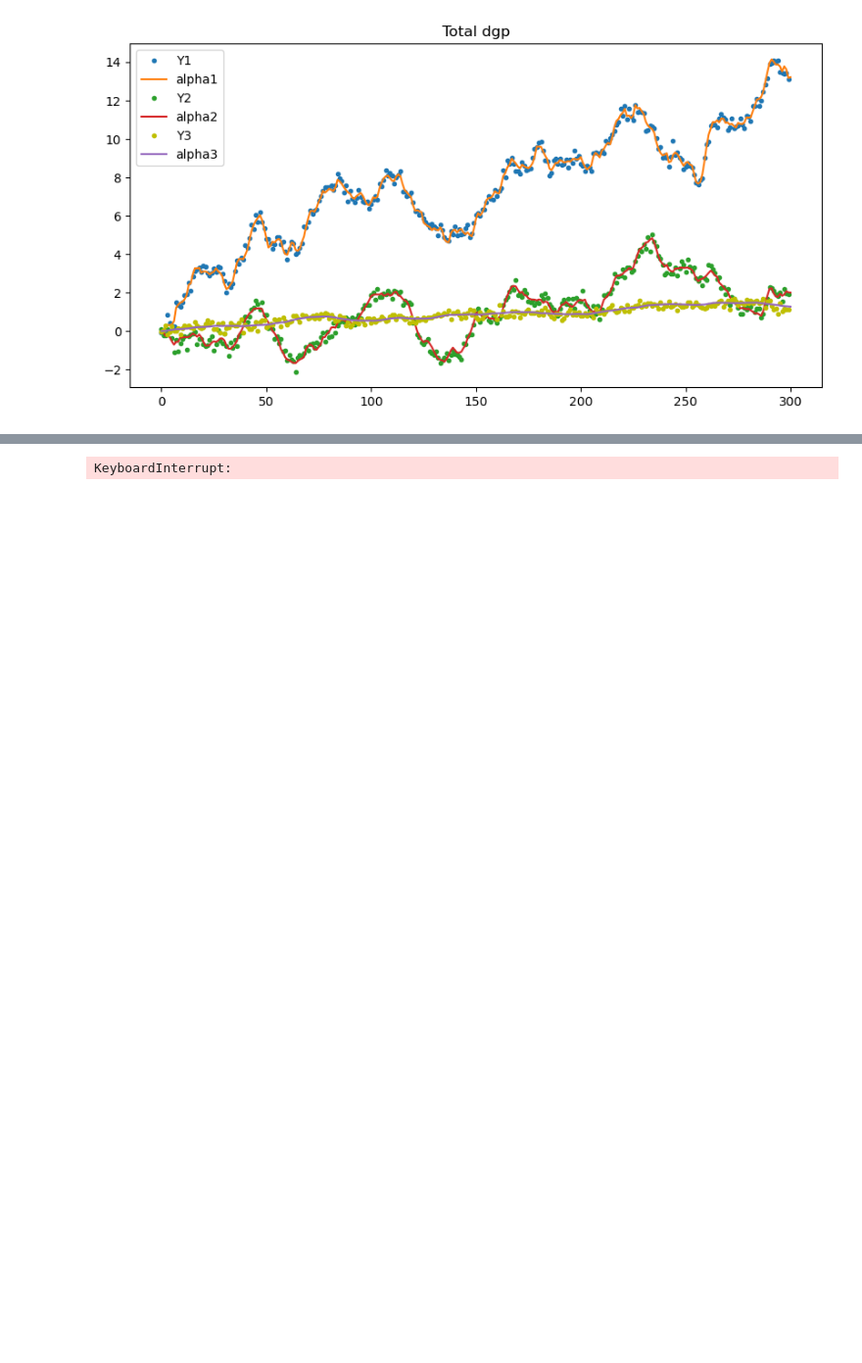
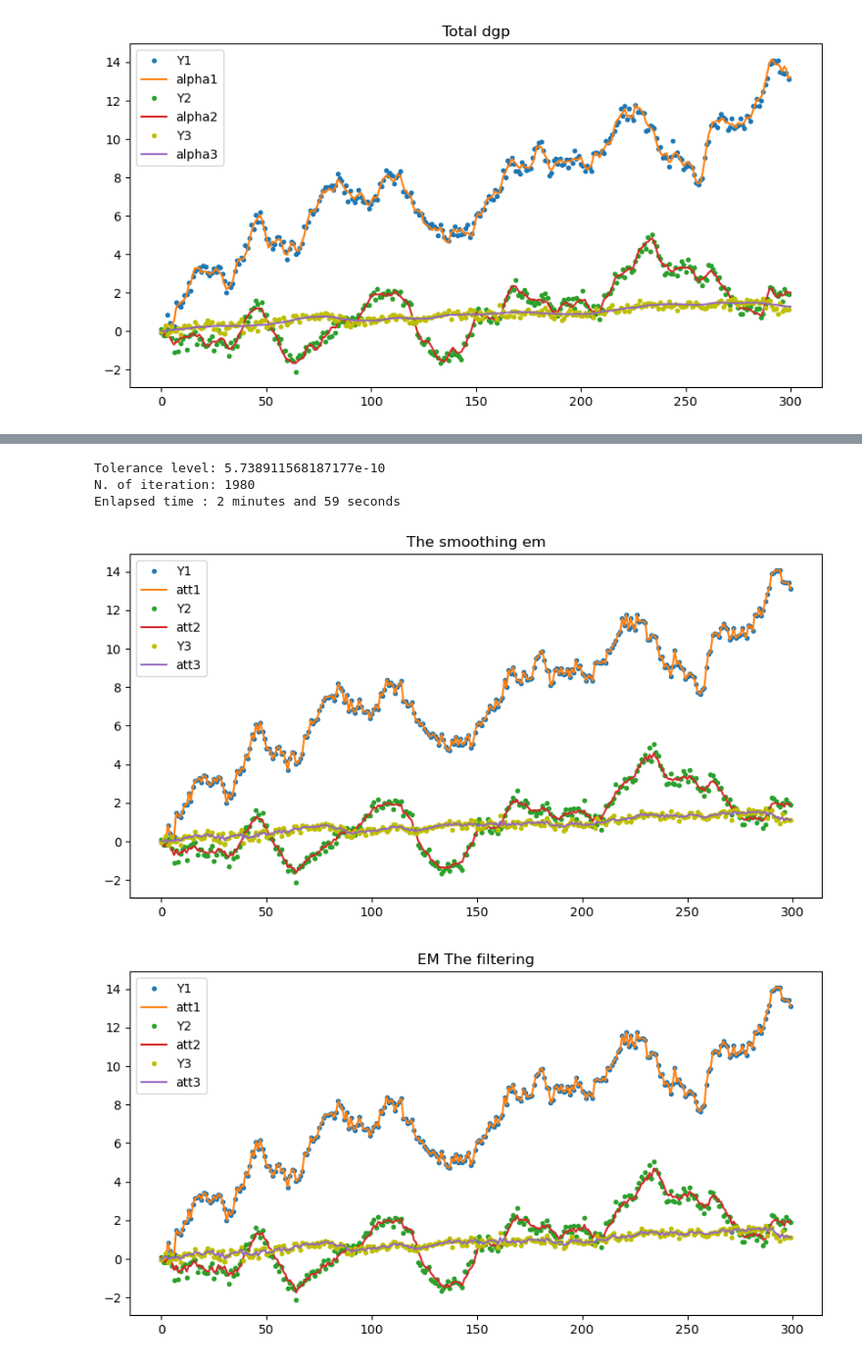
Before and after one commit to NicolaBartolini/Time_Series_Repo, a Jupyter notebook: Testing_Lead_Lag.ipynb, the cells around one changed output, grey strips where cells are left out. Shown at 98% size. Saved outputs shown, nothing was run; the diff lists cells and outputs as text; code cells hidden in the pictures; blank space fills up the shorter version.

```diff
--- a/Testing_Lead_Lag.ipynb
+++ b/Testing_Lead_Lag.ipynb
@@ -151,7 +154,7 @@ eps = 10**-9
 
 start = time();
 
-F_hat, R_hat, Q_hat, att_hat, Ptt_hat, at_hat, Pt_hat, x_smooth_hat, V_smooth_hat, Vt_smooth_hat, vt_hat, Ft_hat, loglike_hat = LeadLagllem(Y.T, Q_init, R_init, F_init, C, maxiter, eps);
+F_hat, R_hat, Q_hat, att_hat, Ptt_hat, at_hat, Pt_hat, x_smooth_hat, V_smooth_hat, Vt_smooth_hat, vt_hat, Ft_hat, loglike_hat = LeadLagllem(Y, Q_init, R_init, F_init, C, maxiter, eps);
 
 end = time();
 
@@ -162,29 +165,34 @@ seconds = int(enlapsed_time - minutes*60);
 
 print('Enlapsed time : '+str(minutes)+' minutes and '+str(seconds)+' seconds');
 # %% [output]
-KeyboardInterrupt:
+Tolerance level: 5.738911568187177e-10
+N. of iteration: 1980
+Enlapsed time : 2 minutes and 59 seconds
 # %%
 plt.figure(figsize=(10,5))
 plt.plot(Y[:,0], '.');
-plt.plot(x_smooth_hat[0,:]);
+plt.plot(x_smooth_hat[:,0]);
 plt.plot(Y[:,1], '.');
-plt.plot(x_smooth_hat[1,:]);
+plt.plot(x_smooth_hat[:,1]);
 plt.plot(Y[:,2], '.', color='y');
-plt.plot(x_smooth_hat[2,:]);
+plt.plot(x_smooth_hat[:,2]);
 plt.legend(['Y1','att1', 'Y2','att2', 'Y3','att3']);
 plt.title('The smoothing em');
 plt.show();
 
 plt.figure(figsize=(10,5))
 plt.plot(Y[:,0], '.');
-plt.plot(att_hat[0,:]);
+plt.plot(att_hat[:,0]);
 plt.plot(Y[:,1], '.');
-plt.plot(att_hat[1,:]);
+plt.plot(att_hat[:,1]);
 plt.plot(Y[:,2], '.', color='y');
-plt.plot(att_hat[2,:]);
+plt.plot(att_hat[:,2]);
 plt.legend(['Y1','att1', 'Y2','att2', 'Y3','att3']);
 plt.title('EM The filtering');
 plt.show();
+# %% [output]
+[figure, added]
+[figure, added]
 # %%
 # Checking residuals
 
```
Also changed, not shown: parts of 12 cells of this notebook.
